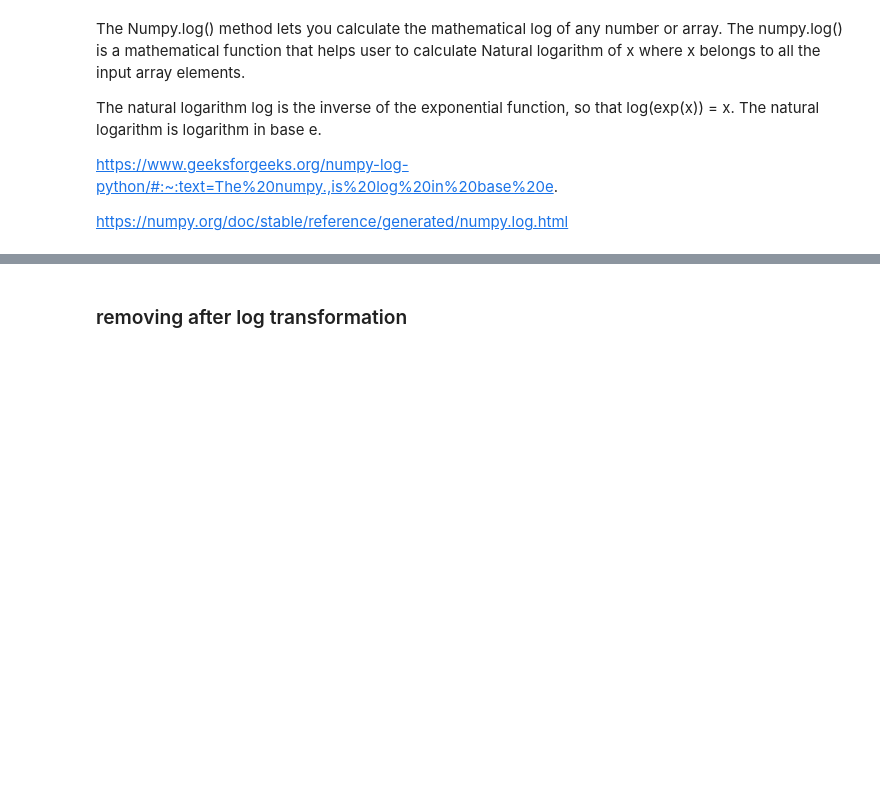
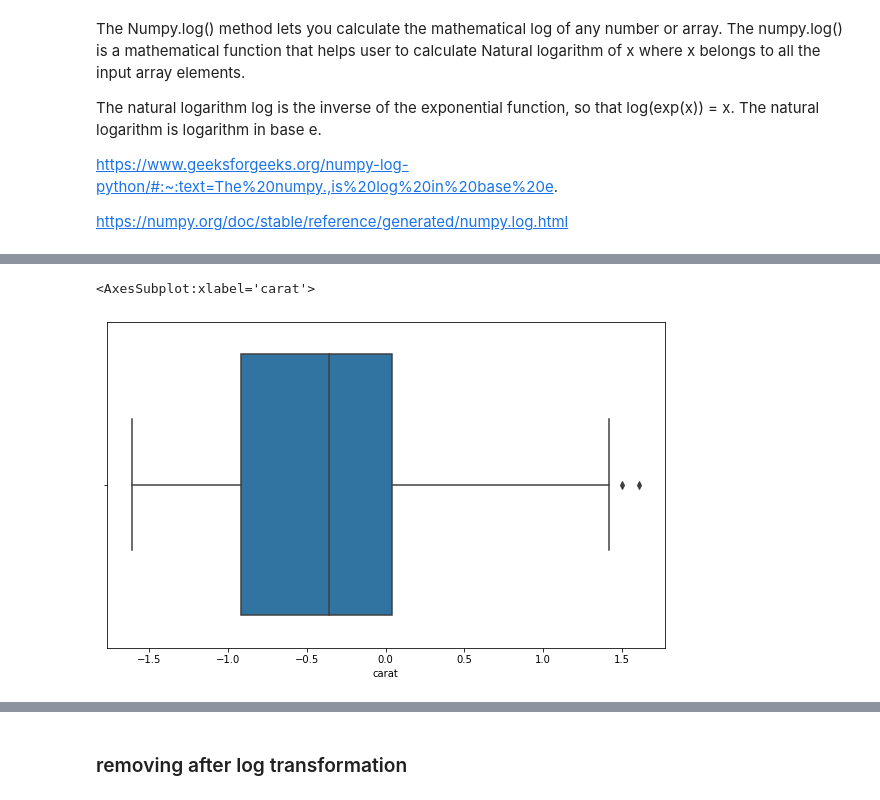
Before and after one commit to ssari3818/DataScience, a Jupyter notebook: DA python/İn_Class/DAwPy-S8 (Handling Outliers)-empty.ipynb, the cells around one changed output, grey strips where cells are left out. Cells and saved outputs as stored; diff of their text form; code cells hidden in the pictures; blank space fills up the shorter version.

```diff
--- a/DA python/İn_Class/DAwPy-S8 (Handling Outliers)-empty.ipynb
+++ b/DA python/İn_Class/DAwPy-S8 (Handling Outliers)-empty.ipynb
@@ -506,0 +559,6 @@ https://numpy.org/doc/stable/reference/generated/numpy.log.html
+# %%
+plt.figure(figsize = (10, 6))
+sns.boxplot(x = np.log(df.carat))
+# %% [output]
+<AxesSubplot:xlabel='carat'>
+[figure, added]
```
Also changed, not shown: parts of 13 cells of this notebook.
